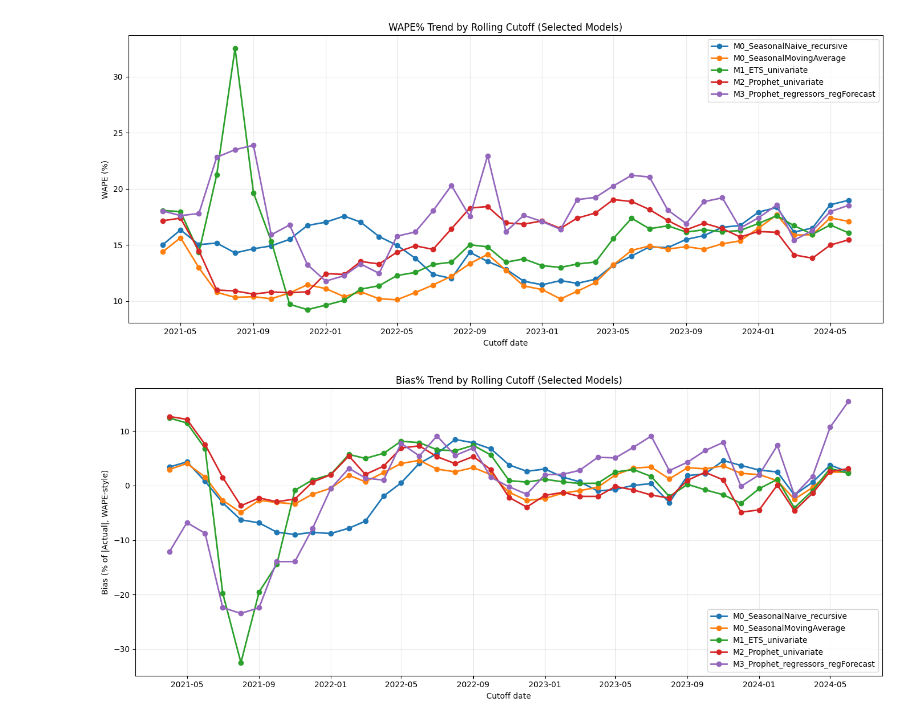
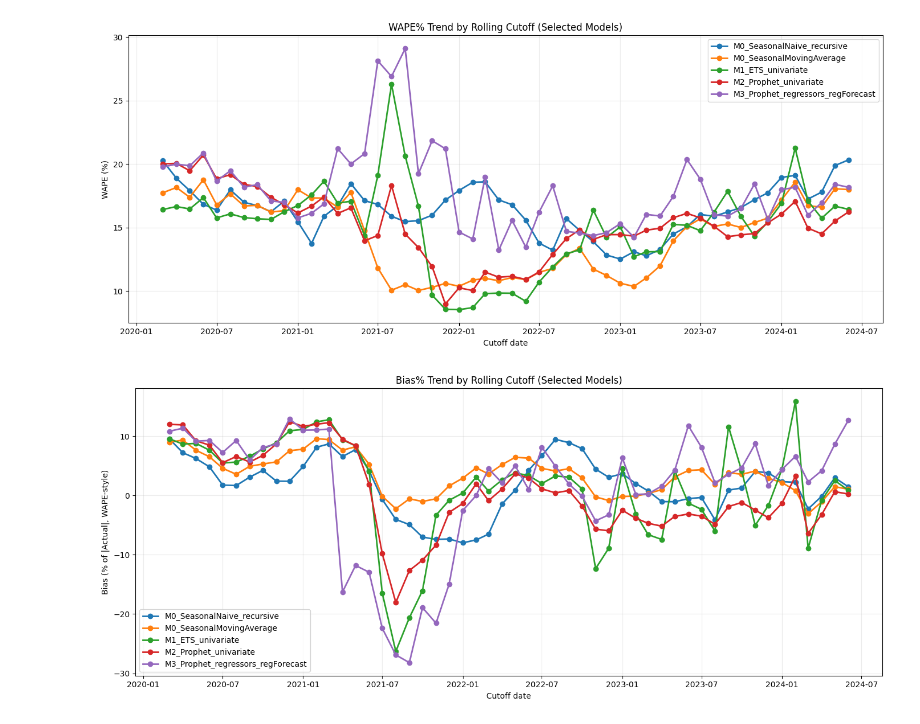
Before and after one commit to behnamparsa/Certificate_Forecasting_model, a Jupyter notebook: 1 - BCM_Forecasting_model.ipynb, the cells around one changed output. Drawn from its saved outputs; the diff is of its cells as text; code cells hidden in the pictures.

```diff
--- a/1 - BCM_Forecasting_model.ipynb
+++ b/1 - BCM_Forecasting_model.ipynb
@@ -665,7 +709,7 @@ import pandas as pd
 import matplotlib.pyplot as plt
 
 # ---- Paths ----
-BASE_DIR = r"\\Sherwood\accounting\Share\Finance Meetings & Reports\Monthly Reports\BCM Report Monthly\Power BI Report\Forecasting Method\Output"
+BASE_DIR = r"\\Sherwood\accounting\Share\Finance Meetings & Reports\Monthly Reports\BCM Report Monthly\Power BI Report\Forecasting Method\Output_SingleTrend"
 DETAIL_CSV = os.path.join(BASE_DIR, "backtest_detail.csv")
 
 # ---- Choose which models to plot (edit this list) ----
@@ -761,35 +805,35 @@ if SHOW_LEGEND:
 
 plt.tight_layout()
 plt.show()
 
 # -----------------------------
 # Plot: Bias trend
 # -----------------------------
 plt.figure(figsize=(14, 6))
 
 for m in MODELS_TO_PLOT:
     if m in bias_pivot.columns:
         plt.plot(bias_pivot.index, bias_pivot[m], marker="o", linewidth=2, label=m)
 
 # Normal bias range +/-3% (OK) and optional +/-5% (Watch)
 #plt.axhline(+BIAS_OK, linestyle="--", linewidth=2)
 #plt.axhline(-BIAS_OK, linestyle="--", linewidth=2)
 #plt.axhline(+BIAS_WATCH, linestyle="--", linewidth=1)
 #plt.axhline(-BIAS_WATCH, linestyle="--", linewidth=1)
 
 plt.title("Bias% Trend by Rolling Cutoff (Selected Models)")
 plt.xlabel("Cutoff date")
 plt.ylabel("Bias (% of |Actual|, WAPE-style)")
 plt.grid(True, alpha=0.25)
 
 if SHOW_LEGEND:
     plt.legend()
 
 plt.tight_layout()
 plt.show()
 # %% [output]
-[figure, old version]
+[figure, new version]
-[figure, old version]
+[figure, new version]
 # %%
 import os
 import numpy as np
```
Also changed, not shown: parts of 3 cells of this notebook, 2 other files.
